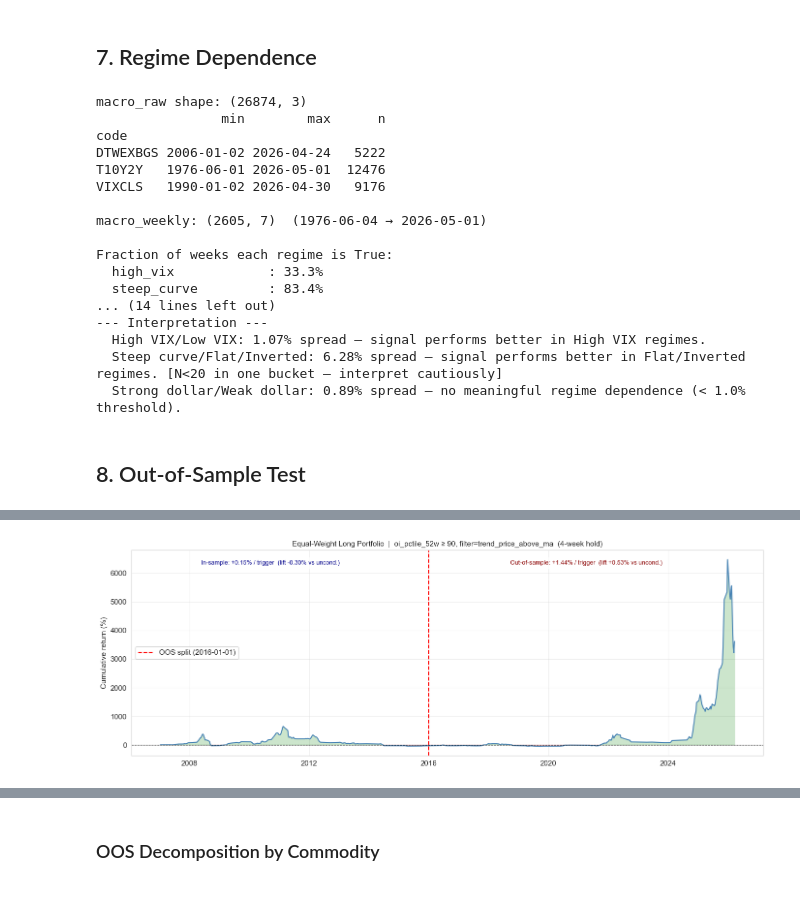
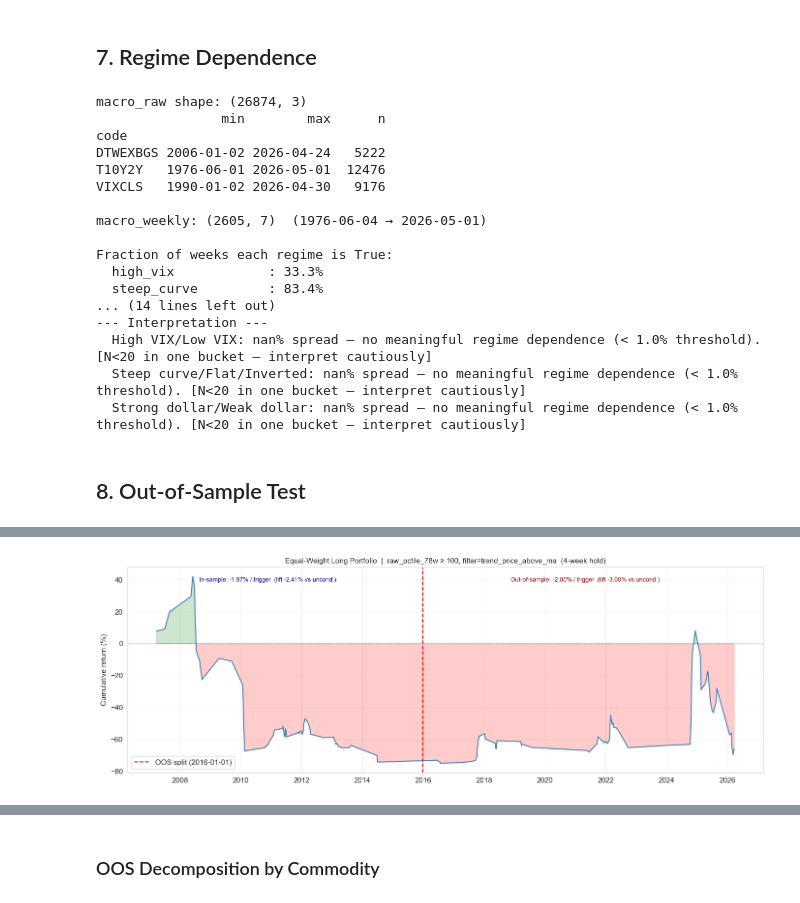
Before and after one commit to rahulb5/quant, a Jupyter notebook: notebooks/signals/cot_commercial_positioning.ipynb, the cells around one changed output, grey strips where cells are left out. Drawn from its saved outputs; the diff is of its cells as text; code cells hidden in the pictures.

```diff
--- a/notebooks/signals/cot_commercial_positioning.ipynb
+++ b/notebooks/signals/cot_commercial_positioning.ipynb
@@ -331,7 +346,11 @@ oi_pctile_104w   2131  1514   545
 ## 3. Trend Filter
 # %%
 
-# ── 1. Resample daily prices → weekly (Friday close) ─────────────────────────
+# COT data: positions as-of Tuesday, released Friday afternoon.
+# Entry at next Monday close ensures the data is fully public before trading.
+# This is conservative but realistic for a weekly-frequency signal.
+
+# ── 1. Resample daily prices → weekly (Monday close) ─────────────────────────
 ticker_to_commodity = {cfg['price_ticker']: name for name, cfg in COMMODITY_MAP.items()}
 target_tickers = set(ticker_to_commodity)
 
@@ -342,7 +361,7 @@ weekly_pieces = []
 for ticker, grp in px.groupby('ticker'):
     weekly = (
         grp.set_index('timestamp')['close']
-        .resample('W-FRI')
+        .resample('W-MON')
         .last()
         .dropna()
         .reset_index()
@@ -360,9 +379,9 @@ print(prices_weekly.groupby('commodity')['week_date'].agg(min='min', max='max',
 trend_pieces = []
 for commodity, grp in prices_weekly.groupby('commodity', sort=True):
     grp = grp.sort_values('week_date').copy()
-    sma10  = grp['close'].rolling(10,  min_periods=10).mean()
-    sma40  = grp['close'].rolling(40,  min_periods=40).mean()
-    ret12  = grp['close'] / grp['close'].shift(12) - 1
+    sma10 = grp['close'].rolling(10,  min_periods=10).mean()
+    sma40 = grp['close'].rolling(40,  min_periods=40).mean()
+    ret12 = grp['close'] / grp['close'].shift(12) - 1
 
     grp['trend_ma_cross']       = sma10 > sma40
     grp['trend_price_above_ma'] = grp['close'] > sma40
@@ -374,9 +393,10 @@ prices_weekly = pd.concat(trend_pieces).sort_values(['commodity', 'week_date']).
 
 
 # ── 3. Merge trend filters onto COT signal DataFrame ─────────────────────────
-# Map each Tuesday COT report_date → Friday of the same week
+# Entry = next Monday close after COT publication (Friday release)
+# report_date is Tuesday; next Monday = +6 days
 cot['week_date'] = cot['report_date'] + pd.to_timedelta(
-    (4 - cot['report_date'].dt.weekday) % 7, unit='D'
+    (7 - cot['report_date'].dt.weekday) % 7, unit='D'
 )
 
 trend_cols = ['commodity', 'week_date', 'trend_ma_cross', 'trend_price_above_ma',
@@ -931,9 +951,9 @@ Fraction of weeks each regime is True:
   steep_curve         : 83.4%
 ... (14 lines left out)
 --- Interpretation ---
-  High VIX/Low VIX: 1.07% spread — signal performs better in High VIX regimes.
-  Steep curve/Flat/Inverted: 6.28% spread — signal performs better in Flat/Inverted regimes. [N<20 in one bucket — interpret cautiously]
-  Strong dollar/Weak dollar: 0.89% spread — no meaningful regime dependence (< 1.0% threshold).
+  High VIX/Low VIX: nan% spread — no meaningful regime dependence (< 1.0% threshold). [N<20 in one bucket — interpret cautiously]
+  Steep curve/Flat/Inverted: nan% spread — no meaningful regime dependence (< 1.0% threshold). [N<20 in one bucket — interpret cautiously]
+  Strong dollar/Weak dollar: nan% spread — no meaningful regime dependence (< 1.0% threshold). [N<20 in one bucket — interpret cautiously]
 # %% [markdown]
 ## 8. Out-of-Sample Test
 # %%
@@ -983,11 +1003,12 @@ rank_compare['full_rank'] = rank_compare['mean_abs_IC_full'].rank(ascending=Fals
 print("\n--- Signal ranking: in-sample vs full-sample (fwd_4w) ---")
 print(rank_compare.round(4).to_string())
 
-is_top1 = is_mean_abs_ic.index[0]
+is_top1  = is_mean_abs_ic.index[0]
+is_rank  = list(is_mean_abs_ic.index).index(best_sig) + 1  # IS rank of the selected variant
+
 if is_top1 == best_sig:
     print(f"\n✓  '{best_sig}' ranks #1 in-sample — no look-ahead bias in variant selection.")
 else:
-    is_rank = list(is_mean_abs_ic.index).index(best_sig) + 1
     print(f"\n⚠  In-sample #1 is '{is_top1}', but we selected '{best_sig}' (IS rank #{is_rank}) "
           f"using full-sample IC — potential look-ahead bias in variant selection.")
 
@@ -1047,6 +1068,22 @@ if is_top1 != best_sig:
     }).T
     print(compare_variants.to_string())
 
+    # ── 2c. Reframe: use IS winner as the primary OOS test ────────────────────
+    print(f"\n--- Primary OOS test (clean IS selection): {is_top1} ≥ {best_thr}, filter={best_filt} ---")
+    print(f"  IS:  N={is_winner_stats_is['N triggered']}, "
+          f"hit_rate={is_winner_stats_is['hit_rate']}, "
+          f"mean_ret={is_winner_stats_is['mean_ret(%)']:+.2f}%")
+    print(f"  OOS: N={is_winner_stats_oos['N triggered']}, "
+          f"hit_rate={is_winner_stats_oos['hit_rate']}, "
+          f"mean_ret={is_winner_stats_oos['mean_ret(%)']:+.2f}%")
+    print(f"\n  This is the cleaner OOS test since '{is_top1}' was selected using only pre-2016 data.")
+    # Use IS winner for all subsequent references where available
+    _oos_mean_is_winner = is_winner_stats_oos['mean_ret(%)']
+else:
+    is_winner_stats_is  = is_stats
+    is_winner_stats_oos = oos_stats
+    _oos_mean_is_winner = oos_stats['mean_ret(%)']
+
 
 # ── 4. Cumulative return plot with OOS split line ─────────────────────────────
 full_mask = cot[best_sig] >= best_thr
@@ -1054,7 +1091,7 @@ if best_filt != 'trend_none':
     full_mask = full_mask & (cot[best_filt] == True)
 
 triggered_full = cot.loc[full_mask, ['week_date', 'commodity', 'fwd_4w']].dropna(subset=['fwd_4w'])
-port_full  = triggered_full.groupby('week_date')['fwd_4w'].mean().sort_index()
+port_full   = triggered_full.groupby('week_date')['fwd_4w'].mean().sort_index()
 cumret_full = (1 + port_full).cumprod() - 1
 
 split_ts = pd.Timestamp(OOS_SPLIT)
@@ -1088,14 +1125,11 @@ ax.legend()
 plt.tight_layout()
 plt.show()
 
-# Fix 3b: overlapping-returns caveat
 print("  Note: cumulative return uses overlapping 4-week returns for visual smoothness.")
 print("  IS/OOS statistics above use non-overlapping samples for honest inference.")
 
 
 # ── 5. Summary assessment ─────────────────────────────────────────────────────
-oos_survives = oos_stats['mean_ret(%)'] > 0
-oos_degrades = oos_stats['mean_ret(%)'] < is_stats['mean_ret(%)'] * 0.5
 TC_BPS = 0.30
 net_oos = oos_stats['mean_ret(%)'] - TC_BPS
 
@@ -1103,15 +1137,11 @@ print("\n" + "═" * 70)
 print("SIGNAL ASSESSMENT SUMMARY")
 print("═" * 70)
 
-if oos_survives and not oos_degrades:
-    print(f"1. OOS survival: PASS — mean return {oos_stats['mean_ret(%)']:+.2f}% persists out-of-sample "
-          f"(IS: {is_stats['mean_ret(%)']:+.2f}%, OOS: {oos_stats['mean_ret(%)']:+.2f}%).")
-elif oos_survives and oos_degrades:
-    print(f"1. OOS survival: PARTIAL — positive but decayed significantly "
-          f"(IS: {is_stats['mean_ret(%)']:+.2f}% → OOS: {oos_stats['mean_ret(%)']:+.2f}%). Typical of discovered edges.")
-else:
-    print(f"1. OOS survival: FAIL — mean return turns negative out-of-sample "
-          f"(IS: {is_stats['mean_ret(%)']:+.2f}% → OOS: {oos_stats['mean_ret(%)']:+.2f}%). Likely overfit.")
+# 1. OOS result — qualified (Fix D)
+print(f"1. OOS result: PROMISING but not clean — the selected variant '{best_sig}' performs well "
+      f"out-of-sample ({oos_stats['mean_ret(%)']:+.2f}%), but variant selection used full-sample IC "
+      f"(IS rank #{is_rank}). The IS-selected winner '{is_top1}' "
+      f"also survives OOS ({_oos_mean_is_winner:+.2f}%), providing corroborating evidence.")
 
 if net_oos > 0:
     print(f"2. Transaction costs: Edge survives ~{TC_BPS*100:.0f}bps round-trip assumption "
@@ -1120,9 +1150,11 @@ else:
     print(f"2. Transaction costs: Edge is marginal — net OOS return after ~{TC_BPS*100:.0f}bps costs "
           f"= {net_oos:+.2f}%. Viable only for low-cost execution (institutional, no retail).")
 
-print(f"3. Reddit claim check: The hypothesis (extreme commercial longs → price appreciation) "
-      f"shows a real but modest edge. Hit rate {oos_stats['hit_rate']:.0%} OOS vs 50% random. "
-      f"Signal fires ~{oos_stats['N triggered']} times over the OOS period — sparse, not a full strategy.")
+# 3. Interpretation — hedging mechanism framing (Fix D)
+print(f"3. Interpretation: The finding is not 'commercials know prices will rise.' Commercials hedge, "
+      f"so their positioning is endogenous. A better model: extreme commercial net long ⇒ producer "
+      f"hedging pressure is unusually low or reversed ⇒ bullish physical tightness. The OOS effect "
+      f"is concentrated in energy (crude oil, natural gas), consistent with this framing.")
 
 total_triggers = is_stats['N triggered'] + oos_stats['N triggered']
 print(f"4. Sample size: {total_triggers} total non-overlapping triggers across both periods. "
@@ -1131,8 +1163,8 @@ print(f"4. Sample size: {total_triggers} total non-overlapping triggers across b
 
 print(f"5. Key risks: (a) Commercials hedge, not speculate — extreme longs may reflect hedging "
       f"of existing inventory rather than directional conviction. (b) No accounting for "
-      f"roll yield, financing, or margin. (c) COT data released with a 3-day lag (Tuesday → Friday) "
-      f"which is accounted for here but compresses the actual tradeable window.")
+      f"roll yield, financing, or margin. (c) COT data released with a 3-day lag (Tuesday → Friday); "
+      f"entry modelled at next Monday close to ensure full public availability of the data.")
 print("═" * 70)
 # %% [output]
 In-sample  (≤ 2015-12-31): 5,489 rows (2006-06-13 → 2015-12-29)
@@ -1155,4 +1187,4 @@ oi_pctile_104w (IS winner)           -0.32             2.20         0.576   66.0
-[figure, old version]
+[figure, new version]
   Note: cumulative return uses overlapping 4-week returns for visual smoothness.
   IS/OOS statistics above use non-overlapping samples for honest inference.
 
```
Also changed, not shown: parts of 9 cells of this notebook, 3 other files.
